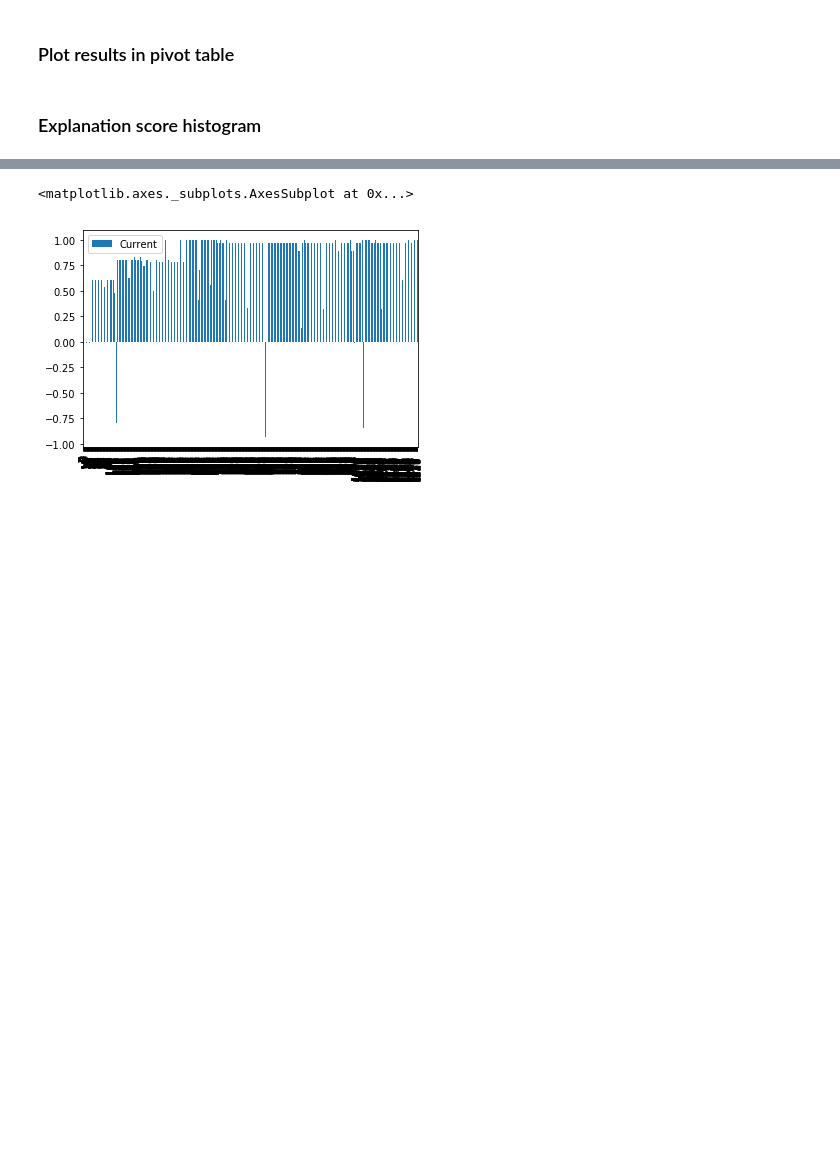
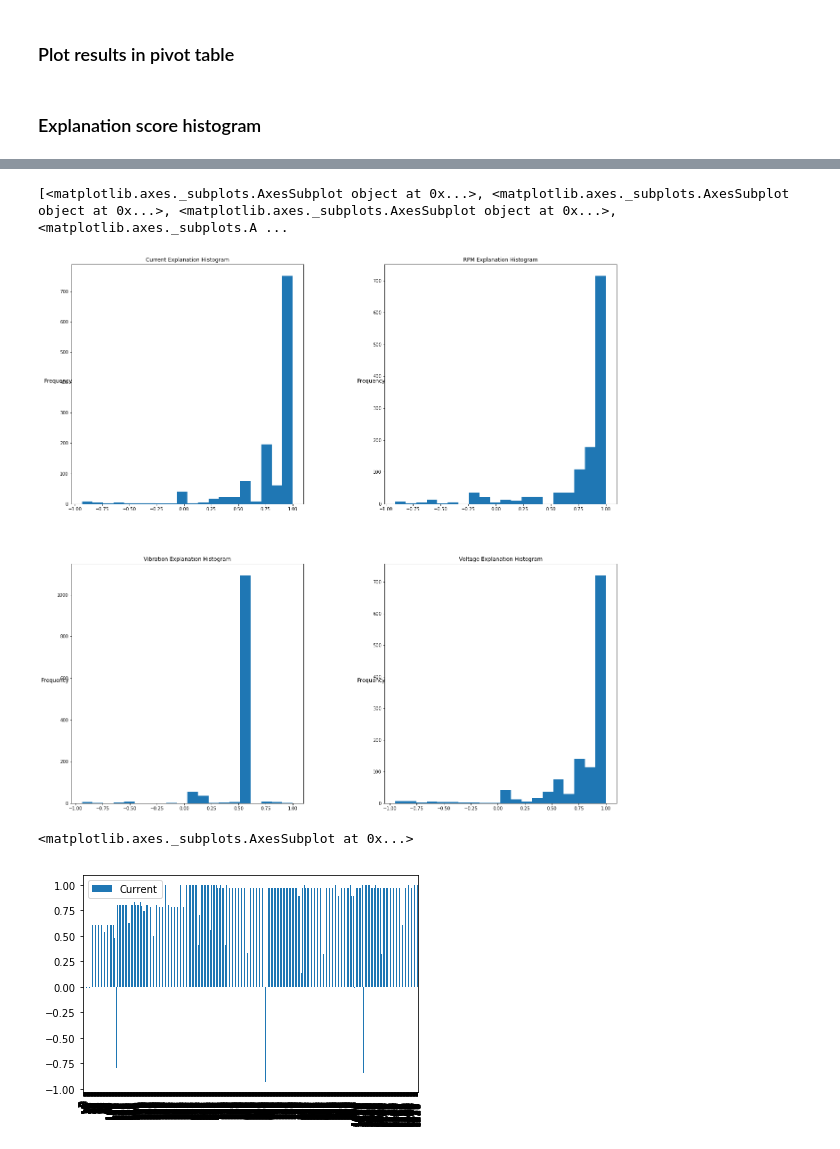
Before and after one commit to mukeshpat3l/examples, a Jupyter notebook: jupyter-example-notebooks/ExplanationConfidenceLRSExample.ipynb, the cells around one changed output, grey strips where cells are left out. Cells and saved outputs as stored; diff of their text form; code cells hidden in the pictures; blank space fills up the shorter version.

```diff
--- a/jupyter-example-notebooks/ExplanationConfidenceLRSExample.ipynb
+++ b/jupyter-example-notebooks/ExplanationConfidenceLRSExample.ipynb
@@ -419,3 +424,30 @@ dtype: object
+# %%
+signals = list(signal_name_to_signal_key.to_dict().values())
+signal_count = round_up_to_even(len(signals)/2)
+
+time_list = df['pdtime'].tolist()
+
+if(signal_count > 0):
+    fig, axes = plt.subplots(nrows=signal_count, ncols=2, figsize=(10 * signal_count, 10 * signal_count))
+    flattened_axes = [y for x in axes for y in x]
+    print(flattened_axes)
+
+    for index in range(len(signals)):
+        ax = flattened_axes[index]
+        signal = signals[index]
+        ax.set_title('{} Explanation Histogram'.format(signal))
+        ax.set_ylabel("Frequency", rotation=0, size='large')
+        ax.hist(df[signal].tolist(), bins=20)
+
+
+fig.tight_layout()
+
+plt.subplots_adjust(top=0.92, bottom=0.08, left=0.10, right=0.95, hspace=0.25,
+                    wspace=0.35)
+plt.show()
+# %% [output]
+[<matplotlib.axes._subplots.AxesSubplot object at 0x...>, <matplotlib.axes._subplots.AxesSubplot object at 0x...>, <matplotlib.axes._subplots.AxesSubplot object at 0x...>, <matplotlib.axes._subplots.A ...
+[figure, added]
 # %%
 df.plot.bar(  y=['Current', 'RPM', 'Vibration', 'Voltage'])
 # %% [output]
```
Also changed, not shown: parts of 4 cells of this notebook.
